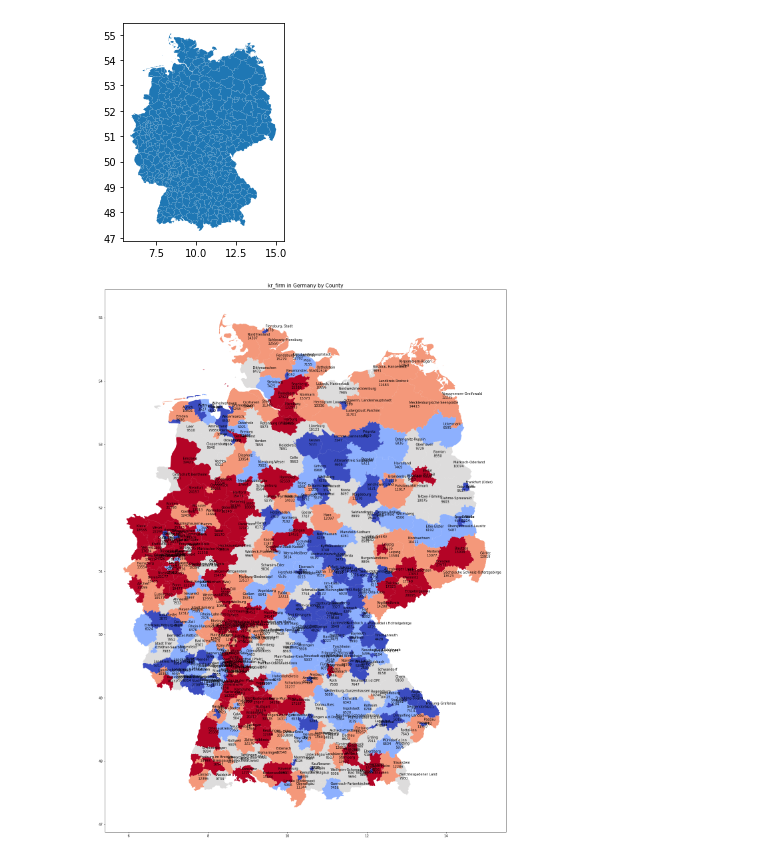
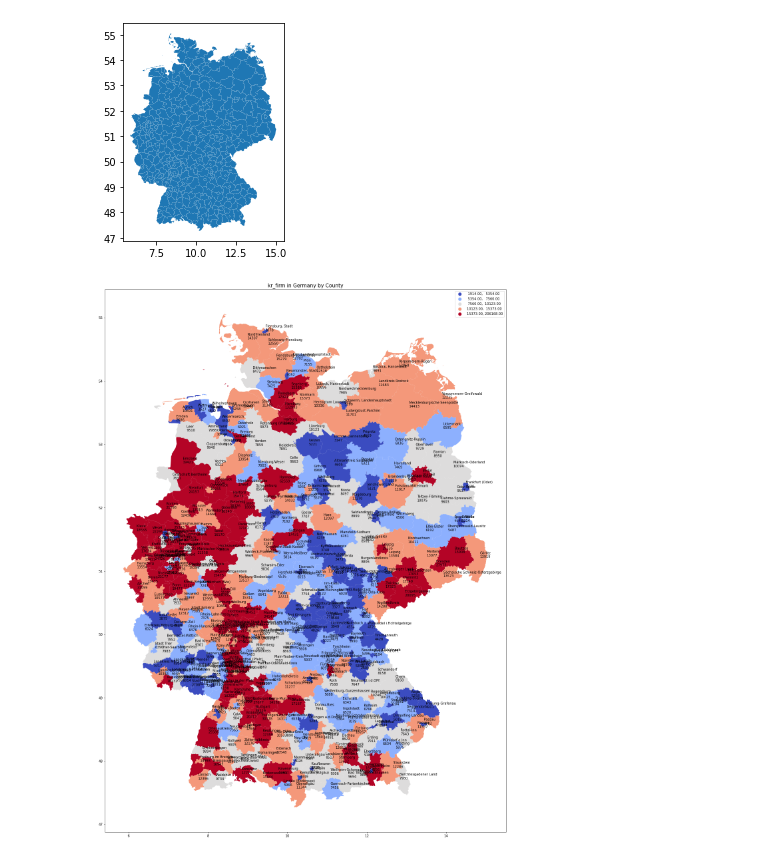
Before and after one commit to DSSGxUK/bmwi, a Jupyter notebook: notebooks/map-plt.ipynb, the cells around one changed output. Saved outputs shown, nothing was run; the diff lists cells and outputs as text; code cells hidden in the pictures.

```diff
--- a/notebooks/map-plt.ipynb
+++ b/notebooks/map-plt.ipynb
@@ -67,14 +71,21 @@ merged['latitude'] = merged['coords'].str[1]
 merged = gpd.GeoDataFrame(merged)
 # %%
 col = 'kr_firm'
-merged.plot(column=col, scheme="quantiles", figsize=(50, 30), cmap='coolwarm')
+
+fig, ax = plt.subplots(figsize=(50,30))
+merged.plot(column=col, scheme="quantiles",
+            #figsize=(50,30),
+            ax=ax,
+            cmap='coolwarm', legend=True)
 
 # add text
 for i in range(len(merged)):
-    plt.text(merged.longitude[i], merged.latitude[i],
-             f'{merged["kreis"][i]}\n{merged["kr_firm"][i]}', size=10)
+    ax.text(merged.longitude[i], merged.latitude[i],
+             f'{merged["kreis"][i]}\n{merged["kr_firm"][i]}', fontsize=10)
 
-plt.title(f'{col} in Germany by County',fontsize=15)
+#plt.title(f'{col} in Germany by County',fontsize=15)
+ax.set_title(f'{col} in Germany by County',fontsize=15)
+
 plt.show()
 # %% [output]
-[figure, old version]
+[figure, new version]
```
Also changed, not shown: parts of 1 cell of this notebook, 3 other files.
